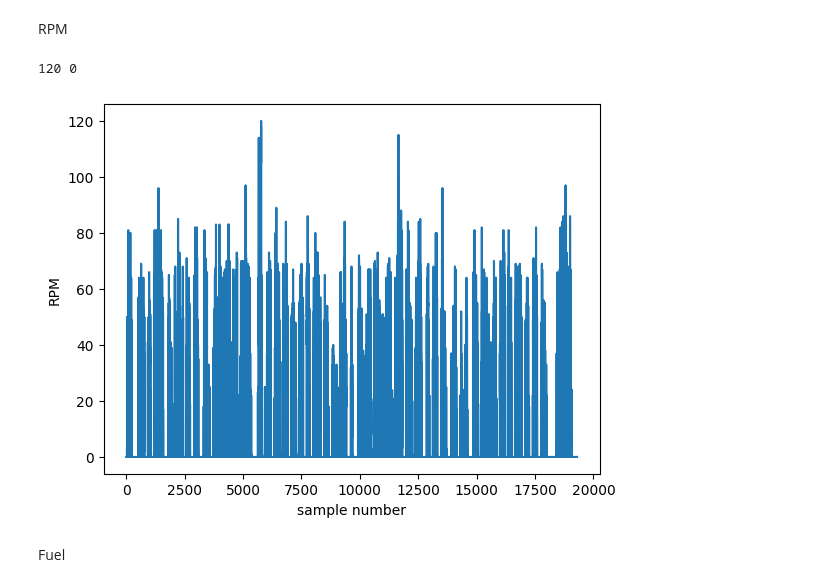
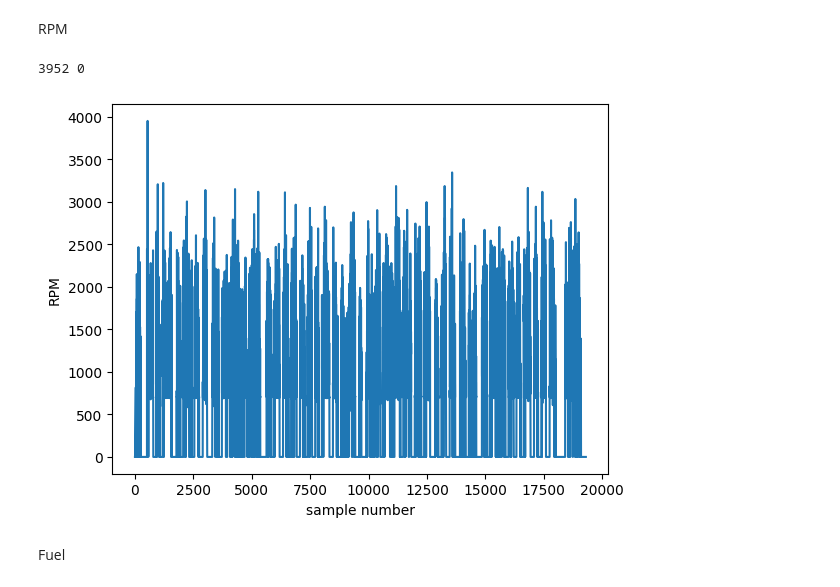
Before and after one commit to jlhb1984/Zonar_projects, a Jupyter notebook: notebooks/torch_xlsx_TS000169499.ipynb, the cells around one changed output. Cells and saved outputs as stored; diff of their text form; code cells hidden in the pictures.

```diff
--- a/notebooks/torch_xlsx_TS000169499.ipynb
+++ b/notebooks/torch_xlsx_TS000169499.ipynb
@@ -74,7 +74,7 @@ for i in range(0,torch_codes_0204.shape[0]):
     #direction.append(torch_codes_0204.iloc[i,2])
     accum_fuel_consumption.append(float(int(torch_codes_0204.iloc[i,2][134:142],16))/1000)
     #instant_fuel_consumption.append(torch_codes_0204.iloc[i,2]) invalid!
-    rpm.append(torch_codes_0204.iloc[i,2][150:154])
+    rpm.append(int(torch_codes_0204.iloc[i,2][150:154],16))
     cool_temp.append(int(torch_codes_0204.iloc[i,2][158:160],16))
     #air_in_flow_temp.append(torch_codes_0204.iloc[i,2])
     engine_load.append(int(torch_codes_0204.iloc[i,2][162:164],16))
@@ -225,29 +225,30 @@ RPM
 # %%
 rpm=pd.DataFrame()
 rpm_data=[]
 x_axis=[]
 date=[]
 status=[]
 #torch_codes_0204.info()
 
 for i in range(0,df.shape[0]):
-        status.append(df.iloc[i,12])
-        rpm_data.append(int(df.iloc[i,6]))
-        date.append(df.iloc[i,4])
-        x_axis.append(i)
+        if df.iloc[i,8]<65535:
+                status.append(df.iloc[i,12])
+                rpm_data.append(df.iloc[i,8])
+                date.append(df.iloc[i,4])
+                x_axis.append(i)
 
 print(max(rpm_data),min(rpm_data))
 rpm['sample_number']=x_axis
-rpm['rpm']=speed_data
+rpm['rpm']=rpm_data
 rpm['status']=status
 
 plt.ylabel("RPM")
 plt.xlabel('sample number')
 plt.plot(x_axis,rpm_data)
 rpm.to_csv(r'C:\Users\Jose.Hurtado\Documents\Zonar_projects\data\zonar\rpm.csv')
 # %% [output]
-120 0
+3952 0
-[figure, old version]
+[figure, new version]
 # %% [markdown]
 Fuel
 # %%
```
Also changed, not shown: parts of 4 cells of this notebook, 7 other files.
